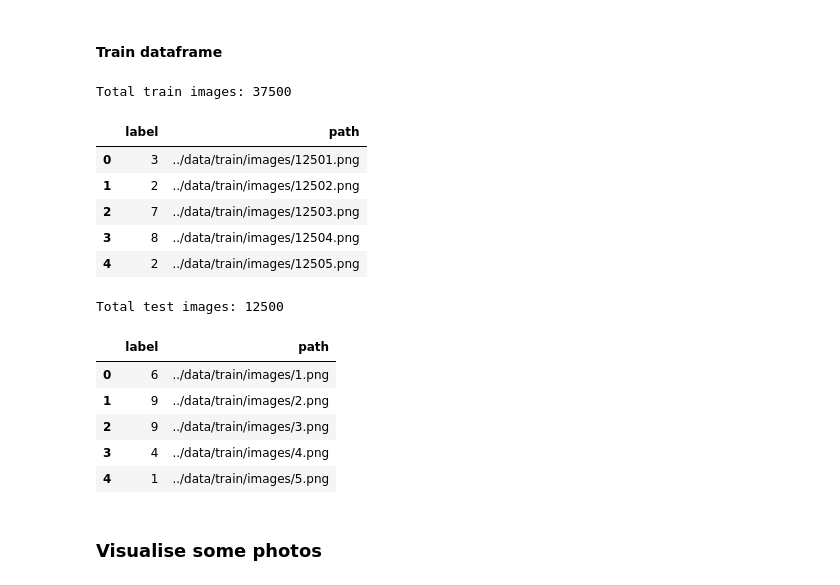
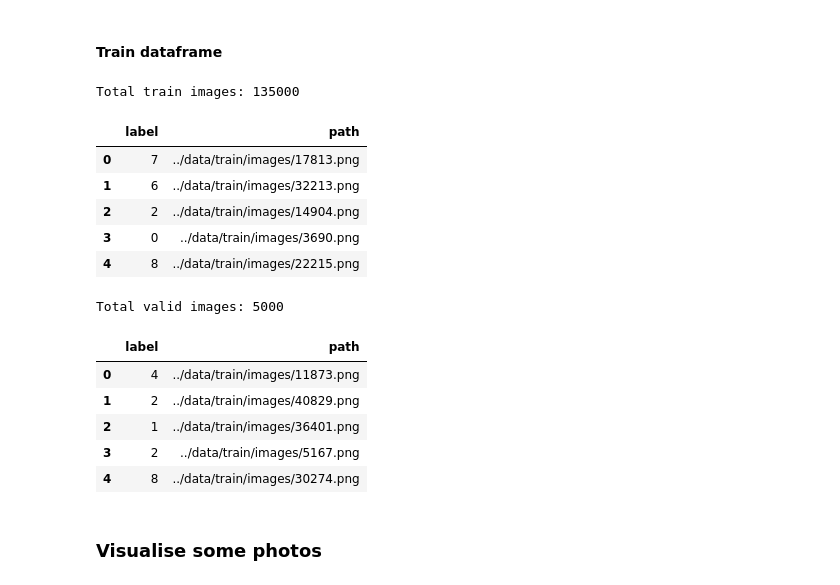
Before and after one commit to bpaszko/MGU-conv, a Jupyter notebook: notebooks/1-bp-playground.ipynb, the cells around one changed output. Cells and saved outputs as stored; diff of their text form; code cells hidden in the pictures.

```diff
--- a/notebooks/1-bp-playground.ipynb
+++ b/notebooks/1-bp-playground.ipynb
@@ -31,10 +37,9 @@ def prepare_df(df, images_directory, mapping):
     return df.drop('id', axis=1)
 
 
-def split_train_test(df, test_part=0.25, shuffle=False):
+def split_train_test(df, test_part=0.25, shuffle=False, seed=None):
     if shuffle:
-        # TODO Add shuffling
-        pass
+        df = df.sample(frac=1, random_state=seed).reset_index(drop=True)
 
     split_point = int(len(df) * test_part)
     train_df, test_df = df.iloc[split_point:], df.iloc[:split_point]
@@ -63,33 +68,37 @@ classes = {
 # %% [markdown]
 #### Load csv to dataframe
 # %%
+seed = 123
+mult_factor = 3
+
 df = pd.read_csv(train_labels_csv)
 df = prepare_df(df, train_img_dir, classes)
-train_df, test_df = split_train_test(df)
+train_df, valid_df = split_train_test(df, test_part=0.1, shuffle=True, seed=seed)
+train_df = pd.concat([train_df] * mult_factor, ignore_index=True)
 # %% [markdown]
 #### Train dataframe
 # %%
 print(f'Total train images: {len(train_df)}\n\n')
 train_df.head()
 # %% [output]
-Total train images: 37500
+Total train images: 135000
 |  | label | path |
-| 0 | 3 | ../data/train/images/12501.png |
-| 1 | 2 | ../data/train/images/12502.png |
-| 2 | 7 | ../data/train/images/12503.png |
-| 3 | 8 | ../data/train/images/12504.png |
-| 4 | 2 | ../data/train/images/12505.png |
+| 0 | 7 | ../data/train/images/17813.png |
+| 1 | 6 | ../data/train/images/32213.png |
+| 2 | 2 | ../data/train/images/14904.png |
+| 3 | 0 | ../data/train/images/3690.png |
+| 4 | 8 | ../data/train/images/22215.png |
 # %%
-print(f'Total test images: {len(test_df)}\n\n')
-test_df.head()
+print(f'Total valid images: {len(valid_df)}\n\n')
+valid_df.head()
 # %% [output]
-Total test images: 12500
+Total valid images: 5000
 |  | label | path |
-| 0 | 6 | ../data/train/images/1.png |
-| 1 | 9 | ../data/train/images/2.png |
-| 2 | 9 | ../data/train/images/3.png |
-| 3 | 4 | ../data/train/images/4.png |
-| 4 | 1 | ../data/train/images/5.png |
+| 0 | 4 | ../data/train/images/11873.png |
+| 1 | 2 | ../data/train/images/40829.png |
+| 2 | 1 | ../data/train/images/36401.png |
+| 3 | 2 | ../data/train/images/5167.png |
+| 4 | 8 | ../data/train/images/30274.png |
 # %% [markdown]
 ### Visualise some photos
 # %%
```
Also changed, not shown: parts of 15 cells of this notebook.
